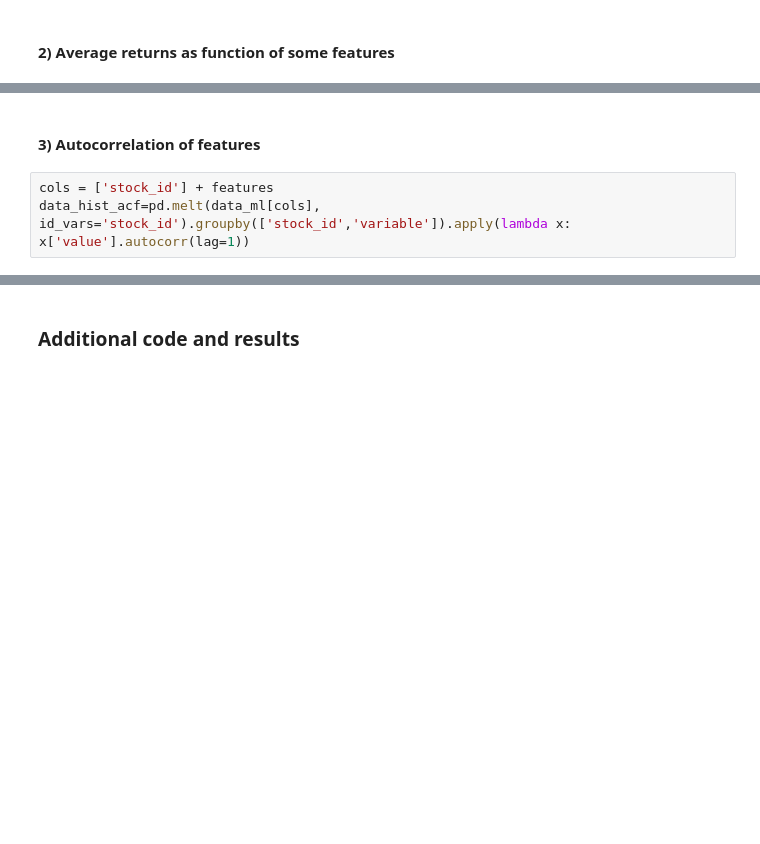
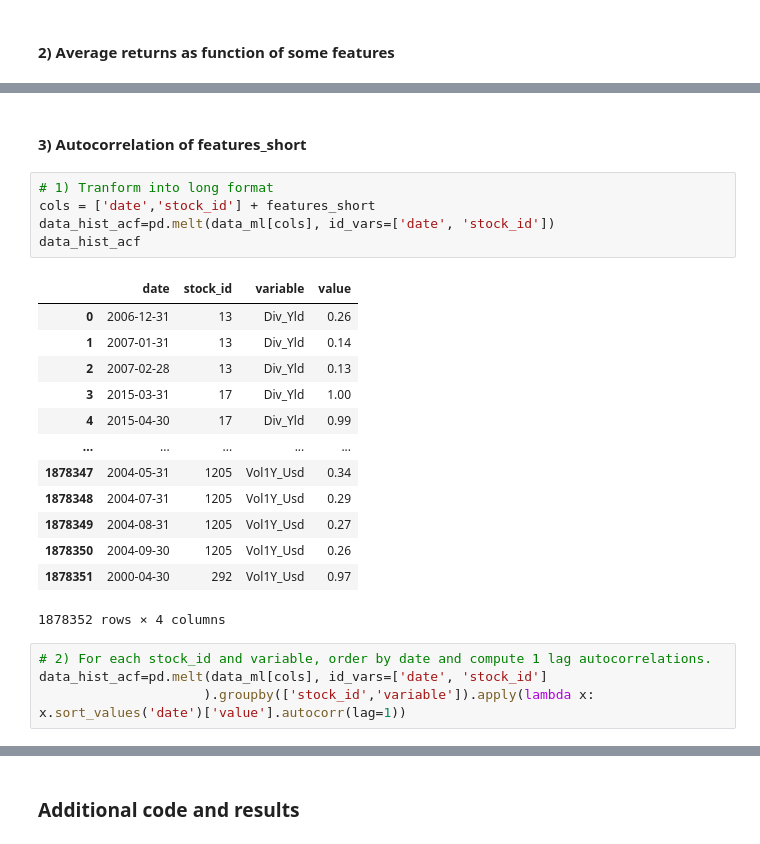
Before and after one commit to fernandorosa98/ml_factorinv, a Jupyter notebook: notebooks/1_prior/MLF_4.ipynb, the cells around one changed output, grey strips where cells are left out. Cells and saved outputs as stored; diff of their text form; blank space fills up the shorter version.

```diff
--- a/notebooks/1_prior/MLF_4.ipynb
+++ b/notebooks/1_prior/MLF_4.ipynb
@@ -60,6 +61,26 @@ sns.lineplot(data = unpivoted_data_ml, y='R1M_Usd', x='value', hue='variable');
 # %% [markdown]
-#### 3) Autocorrelation of features
+#### 3) Autocorrelation of features_short
 # %%
-cols = ['stock_id'] + features
-data_hist_acf=pd.melt(data_ml[cols], id_vars='stock_id').groupby(['stock_id','variable']).apply(lambda x: x['value'].autocorr(lag=1))
+# 1) Tranform into long format
+cols = ['date','stock_id'] + features_short
+data_hist_acf=pd.melt(data_ml[cols], id_vars=['date', 'stock_id'])
+data_hist_acf
+# %% [output]
+|  | date | stock_id | variable | value |
+| 0 | 2006-12-31 | 13 | Div_Yld | 0.26 |
+| 1 | 2007-01-31 | 13 | Div_Yld | 0.14 |
+| 2 | 2007-02-28 | 13 | Div_Yld | 0.13 |
+| 3 | 2015-03-31 | 17 | Div_Yld | 1.00 |
+| 4 | 2015-04-30 | 17 | Div_Yld | 0.99 |
+| ... | ... | ... | ... | ... |
+| 1878347 | 2004-05-31 | 1205 | Vol1Y_Usd | 0.34 |
+| 1878348 | 2004-07-31 | 1205 | Vol1Y_Usd | 0.29 |
+| 1878349 | 2004-08-31 | 1205 | Vol1Y_Usd | 0.27 |
+| 1878350 | 2004-09-30 | 1205 | Vol1Y_Usd | 0.26 |
+| 1878351 | 2000-04-30 | 292 | Vol1Y_Usd | 0.97 |
+1878352 rows × 4 columns
+# %%
+# 2) For each stock_id and variable, order by date and compute 1 lag autocorrelations.
+data_hist_acf=pd.melt(data_ml[cols], id_vars=['date', 'stock_id']
+                     ).groupby(['stock_id','variable']).apply(lambda x: x.sort_values('date')['value'].autocorr(lag=1))
 # %%
```
Also changed, not shown: parts of 7 cells of this notebook, 3 other files.
